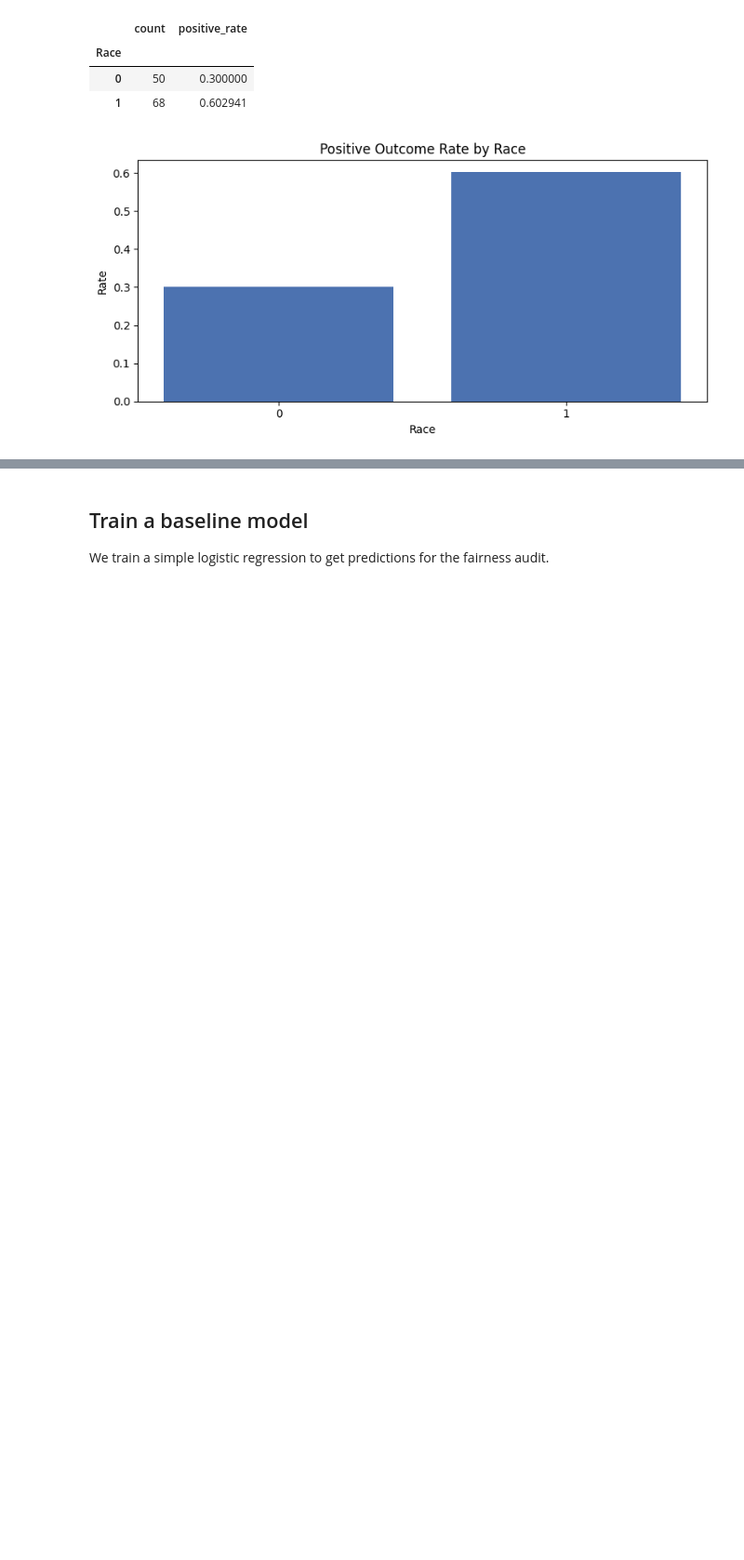
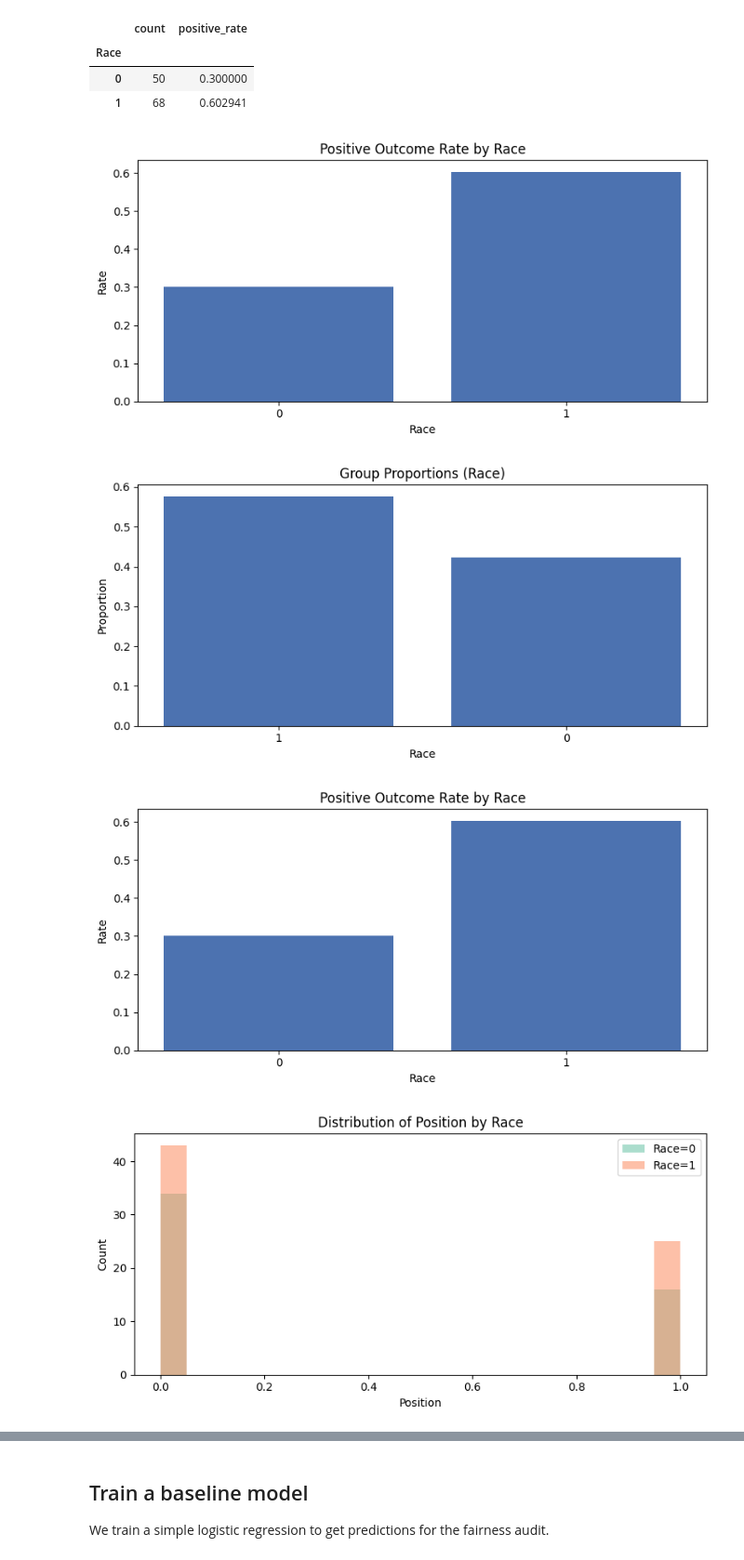
Before and after one commit to jmcfig/scikit-fair, a Jupyter notebook: examples/03_audit.ipynb, the cells around one changed output, grey strips where cells are left out. Shown at 93% size. Cells and saved outputs as stored; diff of their text form; code cells hidden in the pictures; blank space fills up the shorter version.

```diff
--- a/examples/03_audit.ipynb
+++ b/examples/03_audit.ipynb
@@ -35,3 +35,9 @@ bias.target_rate_by_group()
 bias.plot_target_rates();
 # %% [output]
 [figure]
+# %%
+bias.plot_summary();
+# %% [output]
+[figure, added]
+[figure, added]
+[figure, added]
```
Also changed, not shown: parts of 9 cells of this notebook, 13 other files.
